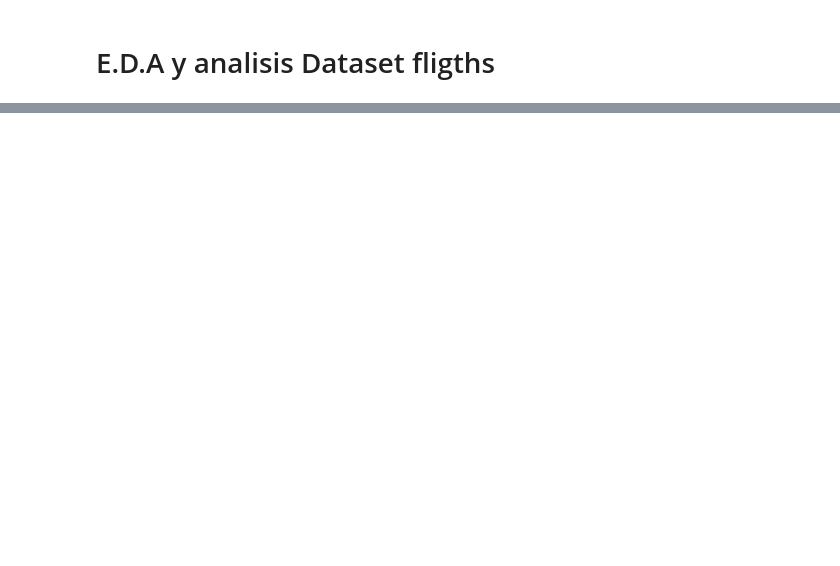
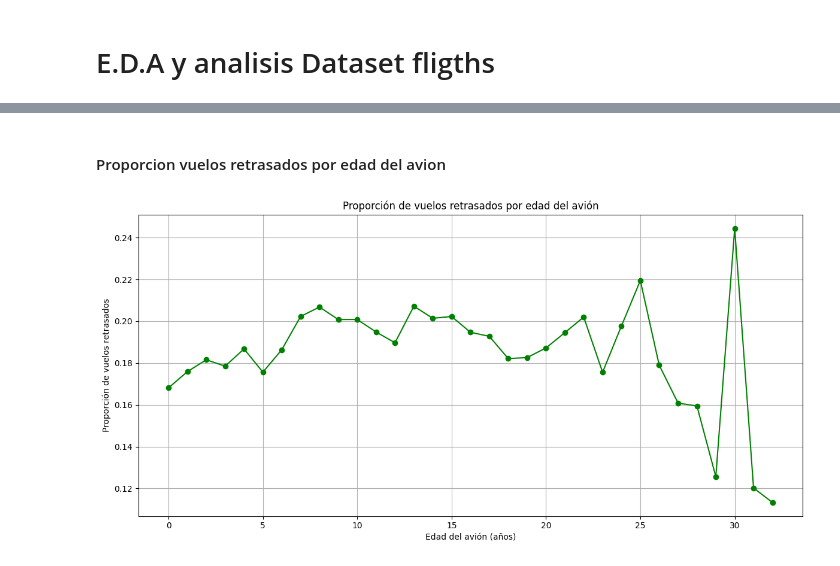
Before and after one commit to camilodelgado23/Proyecto_1, a Jupyter notebook: EDA/flights_transformado_EDA.ipynb, the cells around one changed output, grey strips where cells are left out. Saved outputs shown, nothing was run; the diff lists cells and outputs as text; code cells hidden in the pictures; blank space fills up the shorter version.

```diff
--- a/EDA/flights_transformado_EDA.ipynb
+++ b/EDA/flights_transformado_EDA.ipynb
@@ -106,0 +149,19 @@ Conclusión
+# %% [markdown]
+#### Proporcion vuelos retrasados por edad del avion
+# %%
+vuelos_retrasados_edad_avion = """ SELECT plane_age AS "PLANE_AGE", SUM(CAST(dep_del15 AS INT)) AS "Suma_DEP_DEL15", COUNT(*) AS "Total_Flights" FROM flights GROUP BY plane_age ORDER BY plane_age; """
+
+vuelos_retrasados_edad = pd.read_sql(vuelos_retrasados_edad_avion, connection)
+
+vuelos_retrasados_edad['Proporción_Retrasos'] = vuelos_retrasados_edad['Suma_DEP_DEL15'] / vuelos_retrasados_edad['Total_Flights']
+
+plt.figure(figsize=(12, 6))
+plt.plot(vuelos_retrasados_edad['PLANE_AGE'], vuelos_retrasados_edad['Proporción_Retrasos'], marker='o', linestyle='-', color='green')
+plt.title('Proporción de vuelos retrasados por edad del avión')
+plt.xlabel('Edad del avión (años)')
+plt.ylabel('Proporción de vuelos retrasados')
+plt.grid(True)
+plt.tight_layout()
+plt.show()
+# %% [output]
+[figure, added]
```
Also changed, not shown: parts of 25 cells of this notebook, 6 other files.
